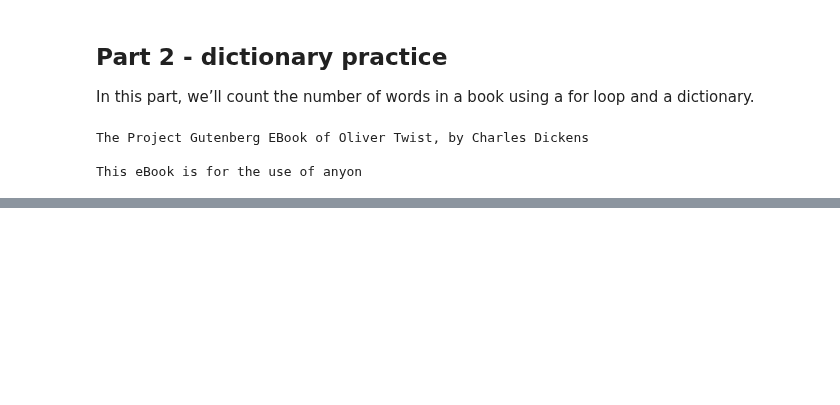
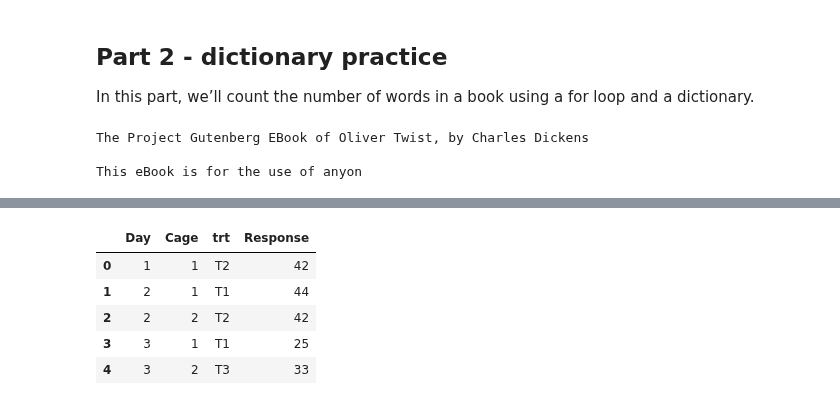
Before and after one commit to scimaksim/Python_graduate_coursework, a Jupyter notebook: HW3/Nikiforov_Assignment_3.ipynb, the cells around one changed output, grey strips where cells are left out. Saved outputs shown, nothing was run; the diff lists cells and outputs as text; code cells hidden in the pictures; blank space fills up the shorter version.

```diff
--- a/HW3/Nikiforov_Assignment_3.ipynb
+++ b/HW3/Nikiforov_Assignment_3.ipynb
@@ -55,0 +212,13 @@ This eBook is for the use of anyon
+# %%
+# Read in the mosquito.txt file as an object called mosq_data
+mosq_data = pd.read_csv("https://www4.stat.ncsu.edu/~online/datasets/mosquito.txt", sep = "&")
+# %%
+# Use the .head() method to look at the data
+mosq_data.head()
+# %% [output]
+|  | Day | Cage | trt | Response |
+| 0 | 1 | 1 | T2 | 42 |
+| 1 | 2 | 1 | T1 | 44 |
+| 2 | 2 | 2 | T2 | 42 |
+| 3 | 3 | 1 | T1 | 25 |
+| 4 | 3 | 2 | T3 | 33 |
```
Also changed, not shown: parts of 21 cells of this notebook, 3 other files.
